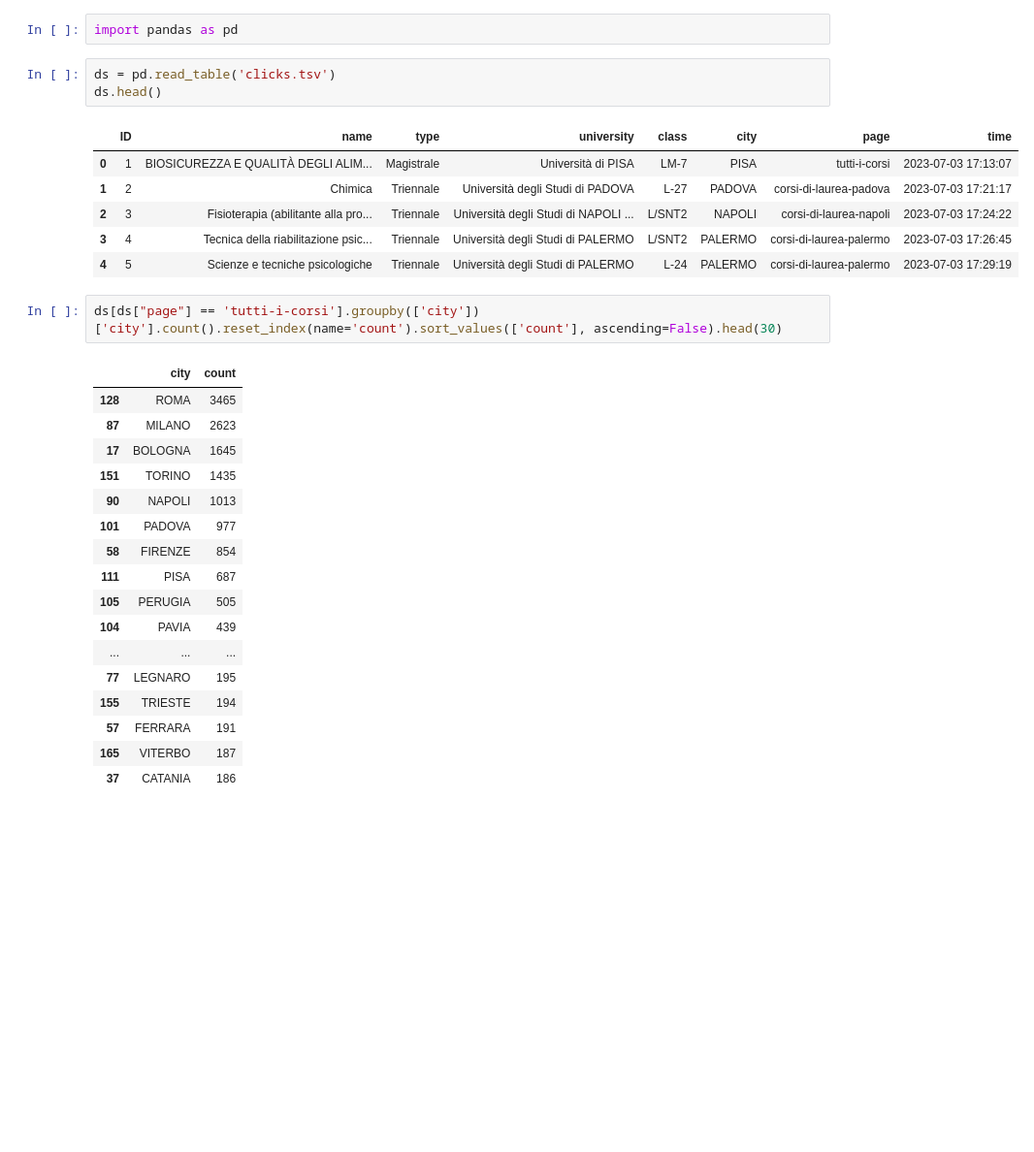
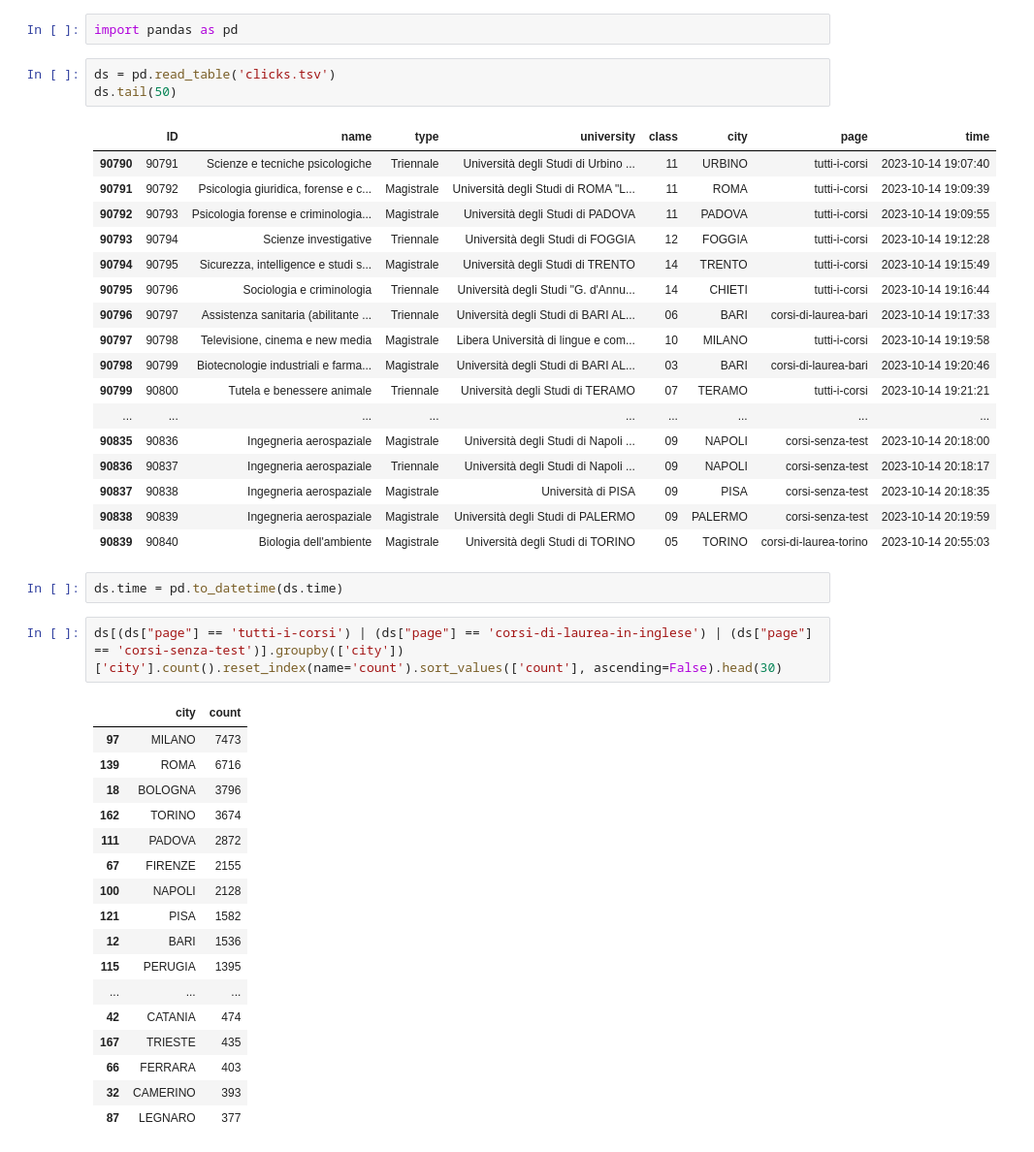
Before and after one commit to ludotosk/query-analysis-corsiuniversitari, a Jupyter notebook: clicks-analysis.ipynb, the cells around one changed output. Shown at 97% size. Saved outputs shown, nothing was run; the diff lists cells and outputs as text; blank space fills up the shorter version.

```diff
--- a/clicks-analysis.ipynb
+++ b/clicks-analysis.ipynb
@@ -5,32 +5,45 @@ mariadb -hserver -uroot -ppassword --port 6526 --protocol=TCP railway -e "SELECT
 import pandas as pd
 # %%
 ds = pd.read_table('clicks.tsv')
-ds.head()
+ds.tail(50)
 # %% [output]
 |  | ID | name | type | university | class | city | page | time |
-| 0 | 1 | BIOSICUREZZA E QUALITÀ DEGLI ALIM... | Magistrale | Università di PISA | LM-7 | PISA | tutti-i-corsi | 2023-07-03 17:13:07 |
-| 1 | 2 | Chimica | Triennale | Università degli Studi di PADOVA | L-27 | PADOVA | corsi-di-laurea-padova | 2023-07-03 17:21:17 |
-| 2 | 3 | Fisioterapia (abilitante alla pro... | Triennale | Università degli Studi di NAPOLI ... | L/SNT2 | NAPOLI | corsi-di-laurea-napoli | 2023-07-03 17:24:22 |
-| 3 | 4 | Tecnica della riabilitazione psic... | Triennale | Università degli Studi di PALERMO | L/SNT2 | PALERMO | corsi-di-laurea-palermo | 2023-07-03 17:26:45 |
-| 4 | 5 | Scienze e tecniche psicologiche | Triennale | Università degli Studi di PALERMO | L-24 | PALERMO | corsi-di-laurea-palermo | 2023-07-03 17:29:19 |
+| 90790 | 90791 | Scienze e tecniche psicologiche | Triennale | Università degli Studi di Urbino ... | 11 | URBINO | tutti-i-corsi | 2023-10-14 19:07:40 |
+| 90791 | 90792 | Psicologia giuridica, forense e c... | Magistrale | Università degli Studi di ROMA "L... | 11 | ROMA | tutti-i-corsi | 2023-10-14 19:09:39 |
+| 90792 | 90793 | Psicologia forense e criminologia... | Magistrale | Università degli Studi di PADOVA | 11 | PADOVA | tutti-i-corsi | 2023-10-14 19:09:55 |
+| 90793 | 90794 | Scienze investigative | Triennale | Università degli Studi di FOGGIA | 12 | FOGGIA | tutti-i-corsi | 2023-10-14 19:12:28 |
+| 90794 | 90795 | Sicurezza, intelligence e studi s... | Magistrale | Università degli Studi di TRENTO | 14 | TRENTO | tutti-i-corsi | 2023-10-14 19:15:49 |
+| 90795 | 90796 | Sociologia e criminologia | Triennale | Università degli Studi "G. d'Annu... | 14 | CHIETI | tutti-i-corsi | 2023-10-14 19:16:44 |
+| 90796 | 90797 | Assistenza sanitaria (abilitante ... | Triennale | Università degli Studi di BARI AL... | 06 | BARI | corsi-di-laurea-bari | 2023-10-14 19:17:33 |
+| 90797 | 90798 | Televisione, cinema e new media | Magistrale | Libera Università di lingue e com... | 10 | MILANO | tutti-i-corsi | 2023-10-14 19:19:58 |
+| 90798 | 90799 | Biotecnologie industriali e farma... | Magistrale | Università degli Studi di BARI AL... | 03 | BARI | corsi-di-laurea-bari | 2023-10-14 19:20:46 |
+| 90799 | 90800 | Tutela e benessere animale | Triennale | Università degli Studi di TERAMO | 07 | TERAMO | tutti-i-corsi | 2023-10-14 19:21:21 |
+| ... | ... | ... | ... | ... | ... | ... | ... | ... |
+| 90835 | 90836 | Ingegneria aerospaziale | Magistrale | Università degli Studi di Napoli ... | 09 | NAPOLI | corsi-senza-test | 2023-10-14 20:18:00 |
+| 90836 | 90837 | Ingegneria aerospaziale | Triennale | Università degli Studi di Napoli ... | 09 | NAPOLI | corsi-senza-test | 2023-10-14 20:18:17 |
+| 90837 | 90838 | Ingegneria aerospaziale | Magistrale | Università di PISA | 09 | PISA | corsi-senza-test | 2023-10-14 20:18:35 |
+| 90838 | 90839 | Ingegneria aerospaziale | Magistrale | Università degli Studi di PALERMO | 09 | PALERMO | corsi-senza-test | 2023-10-14 20:19:59 |
+| 90839 | 90840 | Biologia dell'ambiente | Magistrale | Università degli Studi di TORINO | 05 | TORINO | corsi-di-laurea-torino | 2023-10-14 20:55:03 |
+# %%
+ds.time = pd.to_datetime(ds.time)
 # %%
-ds[ds["page"] == 'tutti-i-corsi'].groupby(['city'])['city'].count().reset_index(name='count').sort_values(['count'], ascending=False).head(30)
+ds[(ds["page"] == 'tutti-i-corsi') | (ds["page"] == 'corsi-di-laurea-in-inglese') | (ds["page"] == 'corsi-senza-test')].groupby(['city'])['city'].count().reset_index(name='count').sort_values(['count'], ascending=False).head(30)
 # %% [output]
 |  | city | count |
-| 128 | ROMA | 3465 |
-| 87 | MILANO | 2623 |
-| 17 | BOLOGNA | 1645 |
-| 151 | TORINO | 1435 |
-| 90 | NAPOLI | 1013 |
-| 101 | PADOVA | 977 |
-| 58 | FIRENZE | 854 |
-| 111 | PISA | 687 |
-| 105 | PERUGIA | 505 |
-| 104 | PAVIA | 439 |
+| 97 | MILANO | 7473 |
+| 139 | ROMA | 6716 |
+| 18 | BOLOGNA | 3796 |
+| 162 | TORINO | 3674 |
+| 111 | PADOVA | 2872 |
+| 67 | FIRENZE | 2155 |
+| 100 | NAPOLI | 2128 |
+| 121 | PISA | 1582 |
+| 12 | BARI | 1536 |
+| 115 | PERUGIA | 1395 |
 | ... | ... | ... |
-| 77 | LEGNARO | 195 |
-| 155 | TRIESTE | 194 |
-| 57 | FERRARA | 191 |
-| 165 | VITERBO | 187 |
-| 37 | CATANIA | 186 |
+| 42 | CATANIA | 474 |
+| 167 | TRIESTE | 435 |
+| 66 | FERRARA | 403 |
+| 32 | CAMERINO | 393 |
+| 87 | LEGNARO | 377 |
 # %%
```
Also changed, not shown: parts of 1 cell of this notebook, 1 other file.
